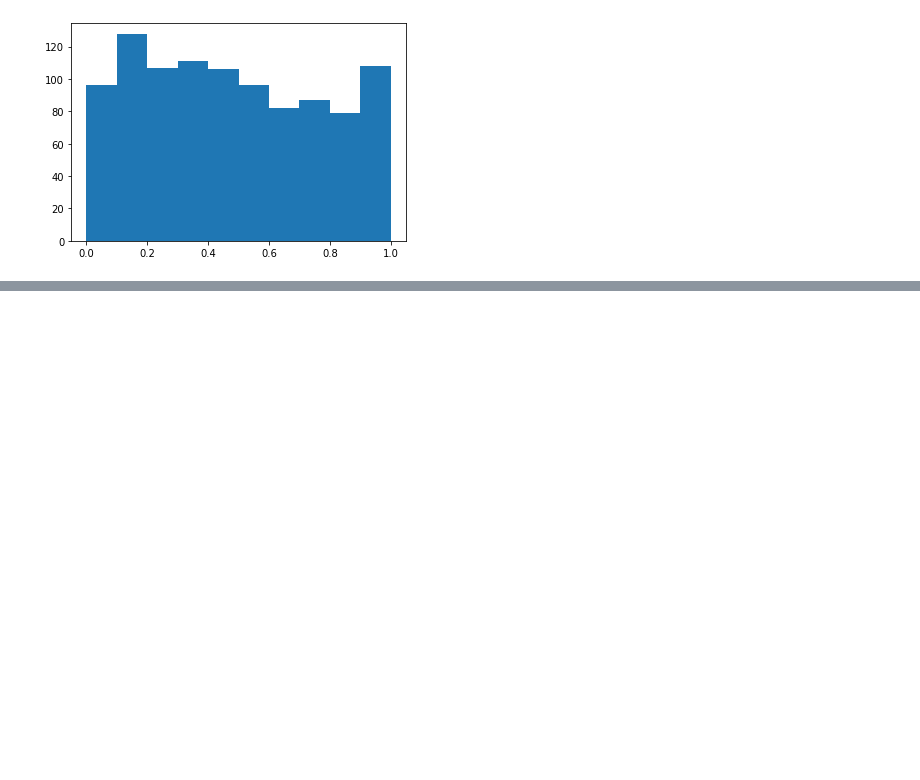
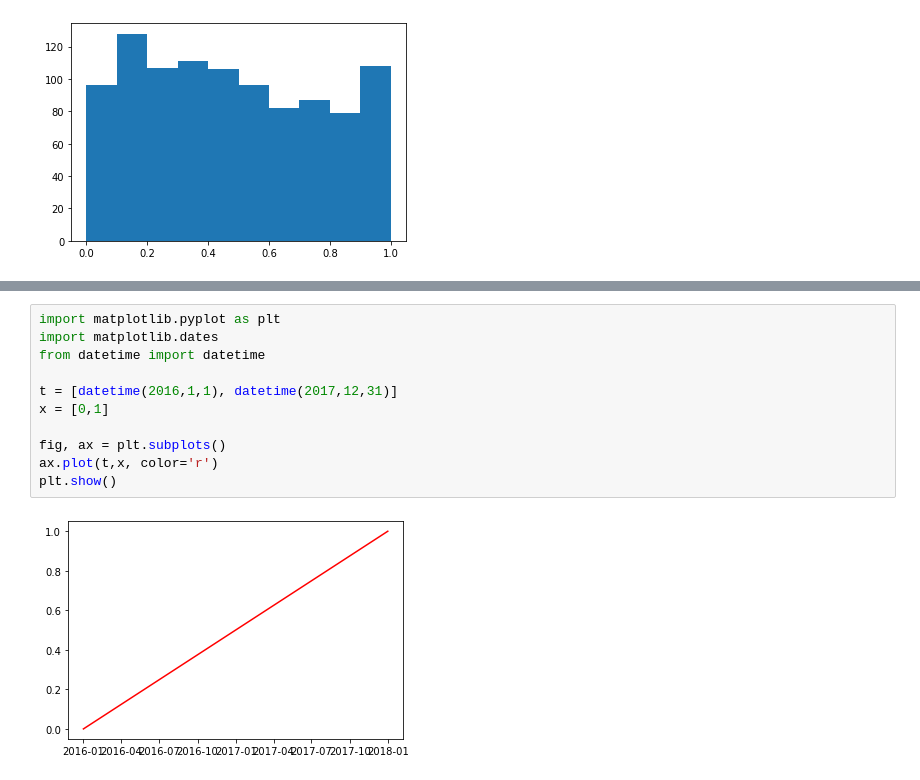
Before and after one commit to iHeadWater/hydrus, a Jupyter notebook: 3-basic-pyviz/matplotlib/how-to-use-matplotlib.ipynb, the cells around one changed output, grey strips where cells are left out. Drawn from its saved outputs; the diff is of its cells as text; blank space fills up the shorter version.

```diff
--- a/3-basic-pyviz/matplotlib/how-to-use-matplotlib.ipynb
+++ b/3-basic-pyviz/matplotlib/how-to-use-matplotlib.ipynb
@@ -243,0 +250,13 @@ n,bins,patches=plt.hist(x)
+# %%
+import matplotlib.pyplot as plt
+import matplotlib.dates
+from datetime import datetime
+
+t = [datetime(2016,1,1), datetime(2017,12,31)]
+x = [0,1]
+
+fig, ax = plt.subplots()
+ax.plot(t,x, color='r')
+plt.show()
+# %% [output]
+[figure, added]
```
Also changed, not shown: parts of 4 cells of this notebook, 2 other files.
